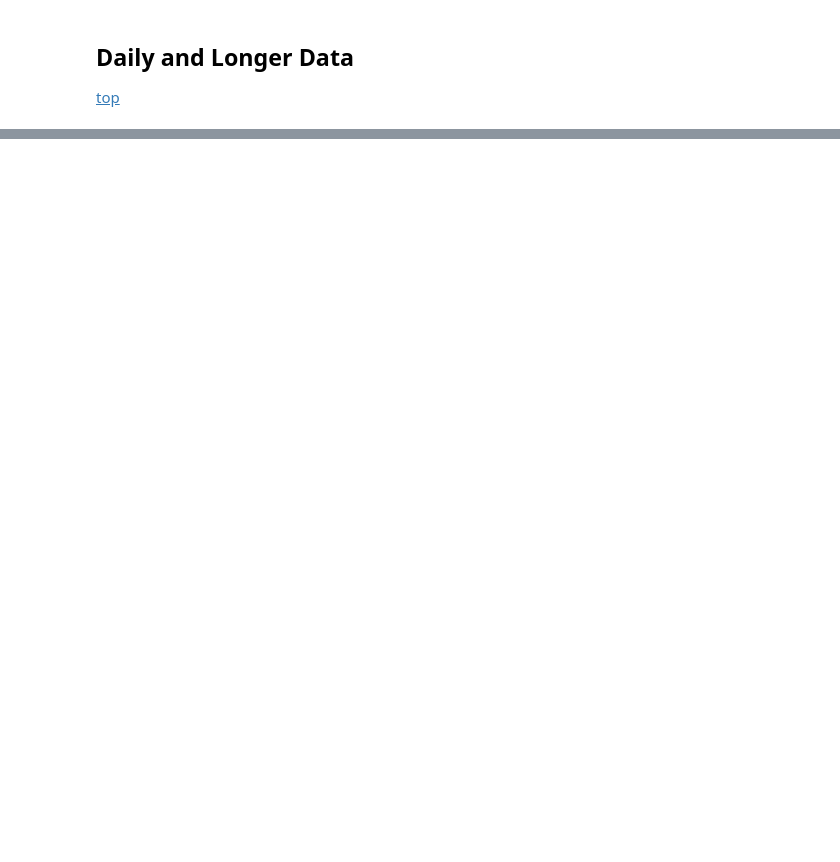
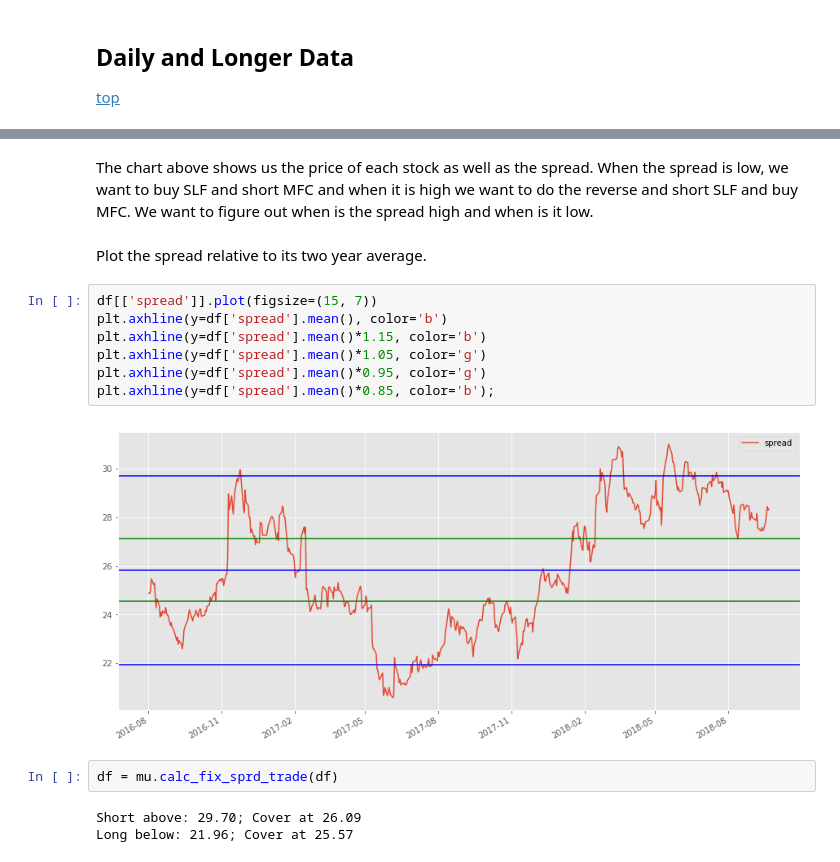
Before and after one commit to aandres99/alpha_prices, a Jupyter notebook: stat_arb.ipynb, the cells around one changed output, grey strips where cells are left out. Cells and saved outputs as stored; diff of their text form; blank space fills up the shorter version.

```diff
--- a/stat_arb.ipynb
+++ b/stat_arb.ipynb
@@ -198,0 +79,18 @@ plt.title(sym + ' - 100 Day History');
+# %% [markdown]
+The chart above shows us the price of each stock as well as the spread. When the spread is low, we want to buy SLF and short MFC and when it is high we want to do the reverse and short SLF and buy MFC. We want to figure out when is the spread high and when is it low.
+# %% [markdown]
+Plot the spread relative to its two year average.
+# %%
+df[['spread']].plot(figsize=(15, 7))
+plt.axhline(y=df['spread'].mean(), color='b')
+plt.axhline(y=df['spread'].mean()*1.15, color='b')
+plt.axhline(y=df['spread'].mean()*1.05, color='g')
+plt.axhline(y=df['spread'].mean()*0.95, color='g')
+plt.axhline(y=df['spread'].mean()*0.85, color='b');
+# %% [output]
+[figure, added]
+# %%
+df = mu.calc_fix_sprd_trade(df)
+# %% [output]
+Short above: 29.70; Cover at 26.09
+Long below: 21.96; Cover at 25.57
```
Also changed, not shown: parts of 26 cells of this notebook, 3 other files.
